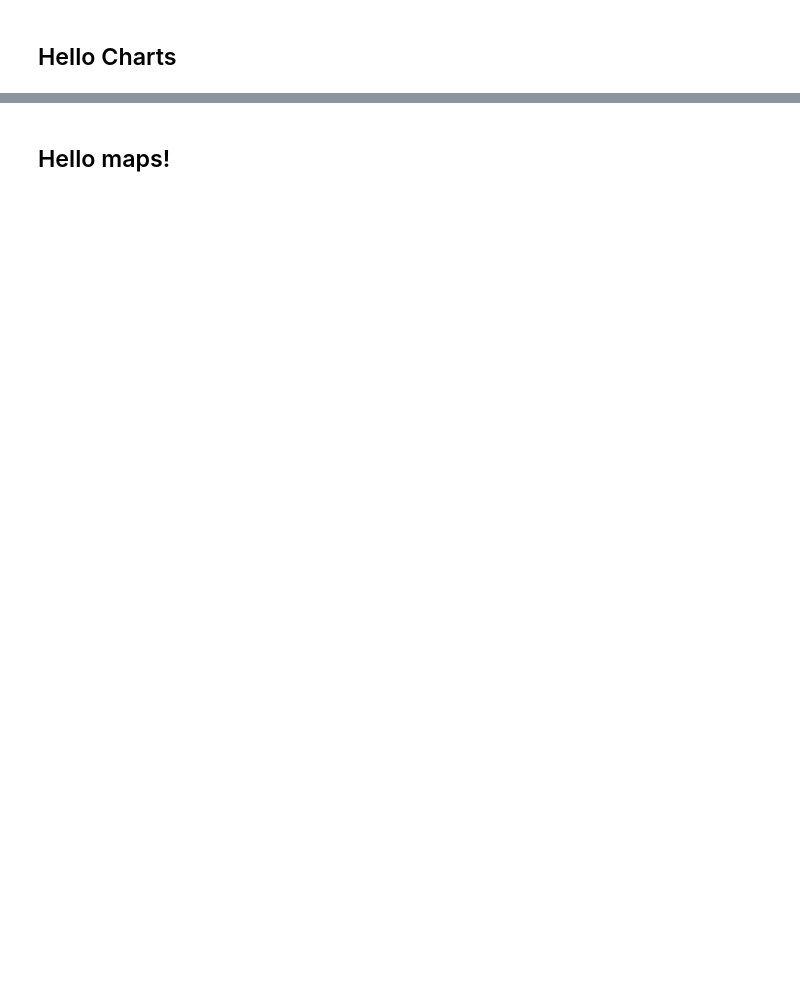
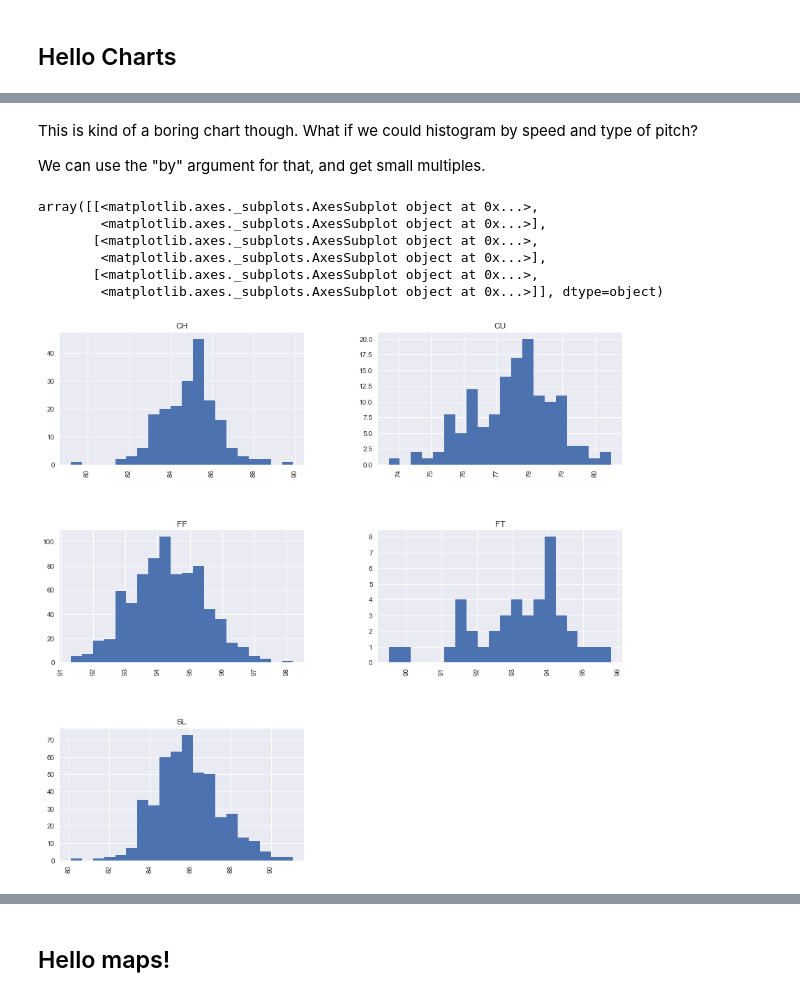
Before and after one commit to emamd/jupyter-skillshare, a Jupyter notebook: jupyter-skillshare.ipynb, the cells around one changed output, grey strips where cells are left out. Saved outputs shown, nothing was run; the diff lists cells and outputs as text; code cells hidden in the pictures; blank space fills up the shorter version.

```diff
--- a/jupyter-skillshare.ipynb
+++ b/jupyter-skillshare.ipynb
@@ -187,0 +355,14 @@ Name: release_speed, dtype: float64
+# %% [markdown]
+This is kind of a boring chart though. What if we could histogram by speed and type of pitch?
+
+We can use the "by" argument for that, and get small multiples.
+# %%
+scherzer.hist('release_speed', by='pitch_type', bins=20, figsize=(14, 14))
+# %% [output]
+array([[<matplotlib.axes._subplots.AxesSubplot object at 0x...>,
+        <matplotlib.axes._subplots.AxesSubplot object at 0x...>],
+       [<matplotlib.axes._subplots.AxesSubplot object at 0x...>,
+        <matplotlib.axes._subplots.AxesSubplot object at 0x...>],
+       [<matplotlib.axes._subplots.AxesSubplot object at 0x...>,
+        <matplotlib.axes._subplots.AxesSubplot object at 0x...>]], dtype=object)
+[figure, added]
```
Also changed, not shown: parts of 43 cells of this notebook, 3 other files.
